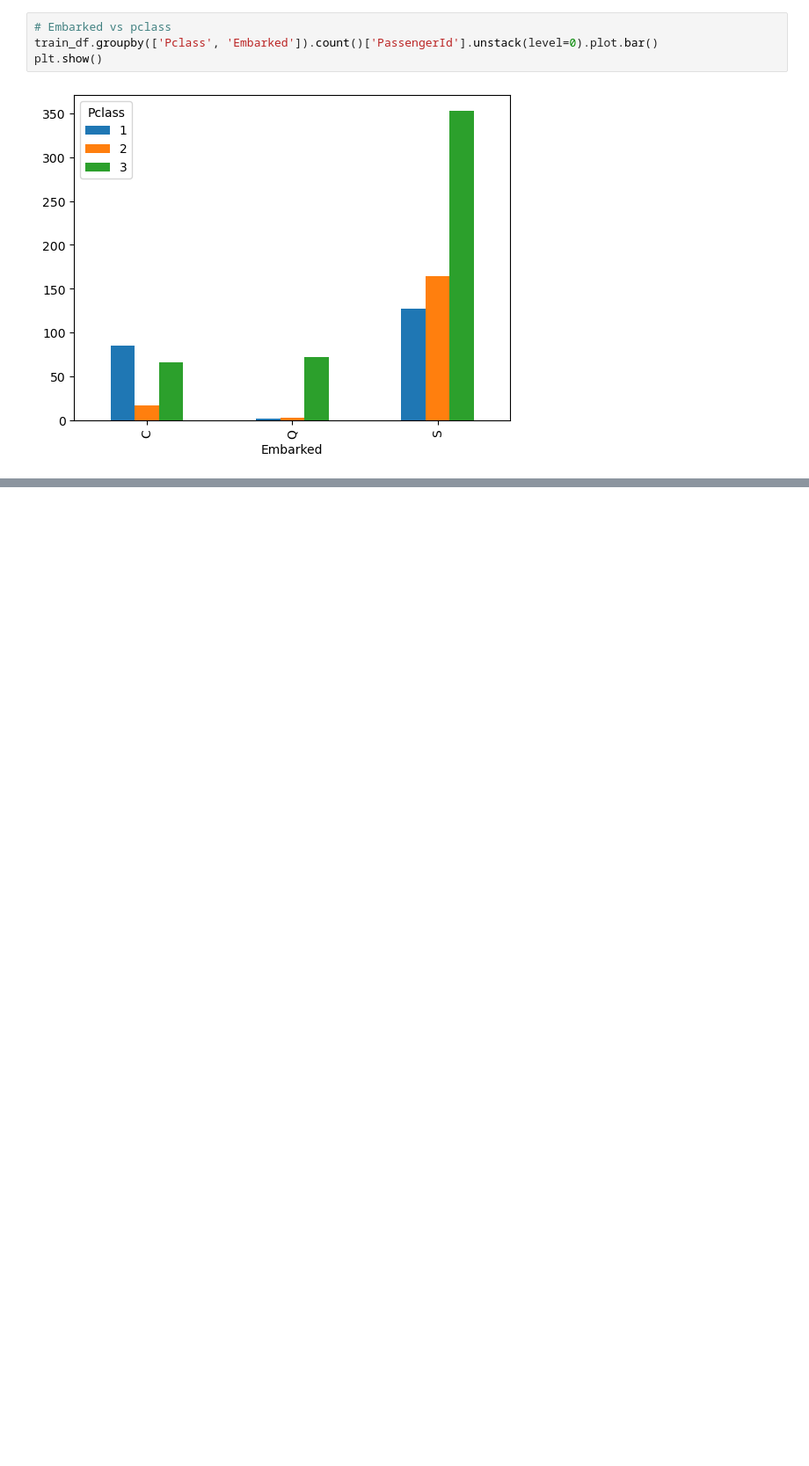
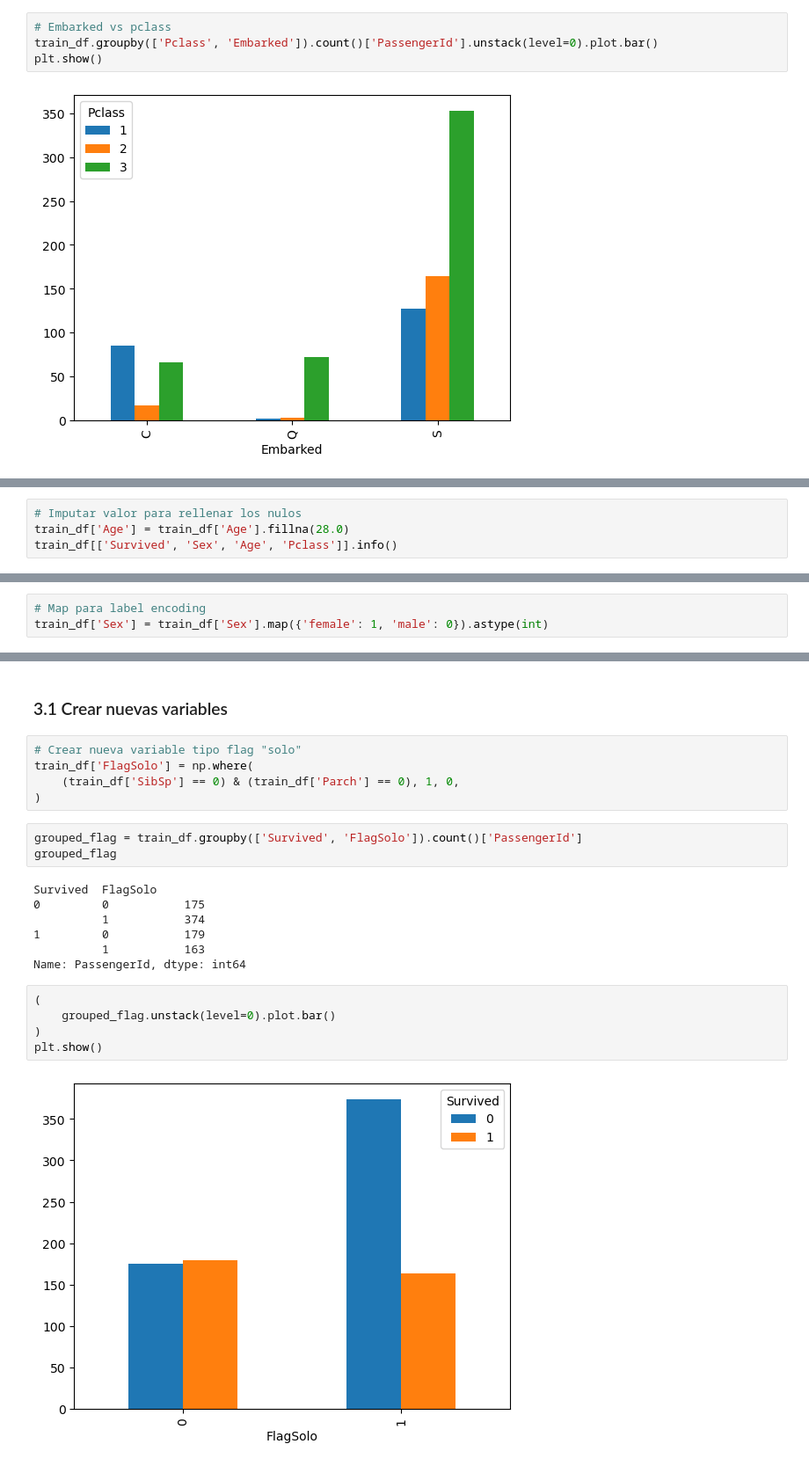
Before and after one commit to JeanGC970520/titanic, a Jupyter notebook: main.ipynb, the cells around one changed output, grey strips where cells are left out. Shown: that part at 88% size. Drawn from its saved outputs; the diff is of its cells as text; blank space fills up the shorter version.

```diff
--- a/main.ipynb
+++ b/main.ipynb
@@ -127,0 +197,4 @@ Empezamos seleccionando las variables que queremos trabajar que serían:
+# %%
+# Imputar valor para rellenar los nulos
+train_df['Age'] = train_df['Age'].fillna(28.0)
+train_df[['Survived', 'Sex', 'Age', 'Pclass']].info()
@@ -127,0 +215,3 @@ Empezamos seleccionando las variables que queremos trabajar que serían:
+# %%
+# Map para label encoding
+train_df['Sex'] = train_df['Sex'].map({'female': 1, 'male': 0}).astype(int)
@@ -127,0 +229,24 @@ Empezamos seleccionando las variables que queremos trabajar que serían:
+# %% [markdown]
+### 3.1 Crear nuevas variables
+# %%
+# Crear nueva variable tipo flag "solo"
+train_df['FlagSolo'] = np.where(
+    (train_df['SibSp'] == 0) & (train_df['Parch'] == 0), 1, 0,
+)
+# %%
+grouped_flag = train_df.groupby(['Survived', 'FlagSolo']).count()['PassengerId']
+grouped_flag
+# %% [output]
+Survived  FlagSolo
+0         0           175
+          1           374
+1         0           179
+          1           163
+Name: PassengerId, dtype: int64
+# %%
+(
+    grouped_flag.unstack(level=0).plot.bar()
+)
+plt.show()
+# %% [output]
+[figure, added]
```
Also changed, not shown: parts of 26 cells of this notebook.
